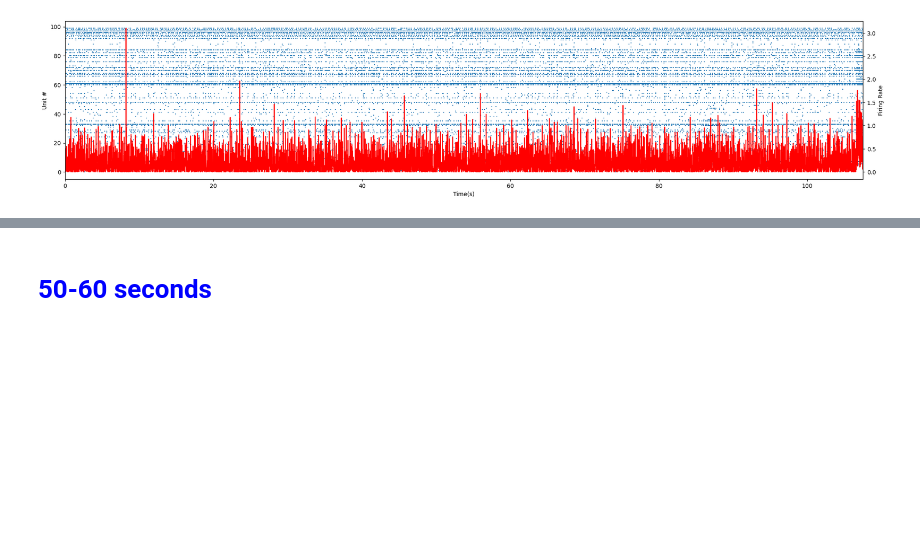
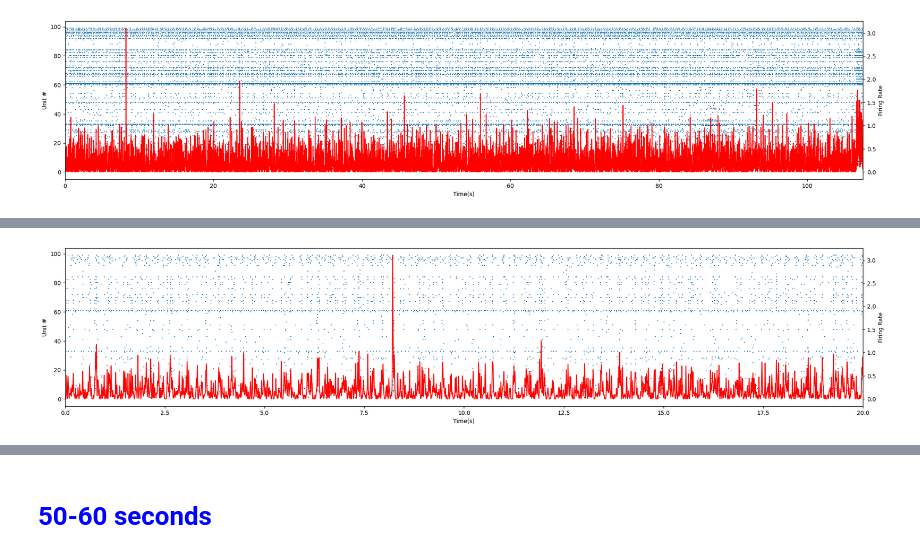
Before and after one commit to braingeneers/midbrain_parkinsons, a Jupyter notebook: dev/elliott/raw_data/make_raw_data/2023-05-10-e-hc52_18790_unperturbed.ipynb, the cells around one changed output, grey strips where cells are left out. Drawn from its saved outputs; the diff is of its cells as text; code cells hidden in the pictures; blank space fills up the shorter version.

```diff
--- a/dev/elliott/raw_data/make_raw_data/2023-05-10-e-hc52_18790_unperturbed.ipynb
+++ b/dev/elliott/raw_data/make_raw_data/2023-05-10-e-hc52_18790_unperturbed.ipynb
@@ -34,0 +33,4 @@ raster_fancy_plot(sd, xsize=25, ysize=5, start_time=40, stop_time=65 )
+# %%
+raster_fancy_plot(sd, xsize=25, ysize=5, start_time=0, stop_time=20 )
+# %% [output]
+[figure, added]
```
Also changed, not shown: parts of 36 cells of this notebook, 6 other files.
